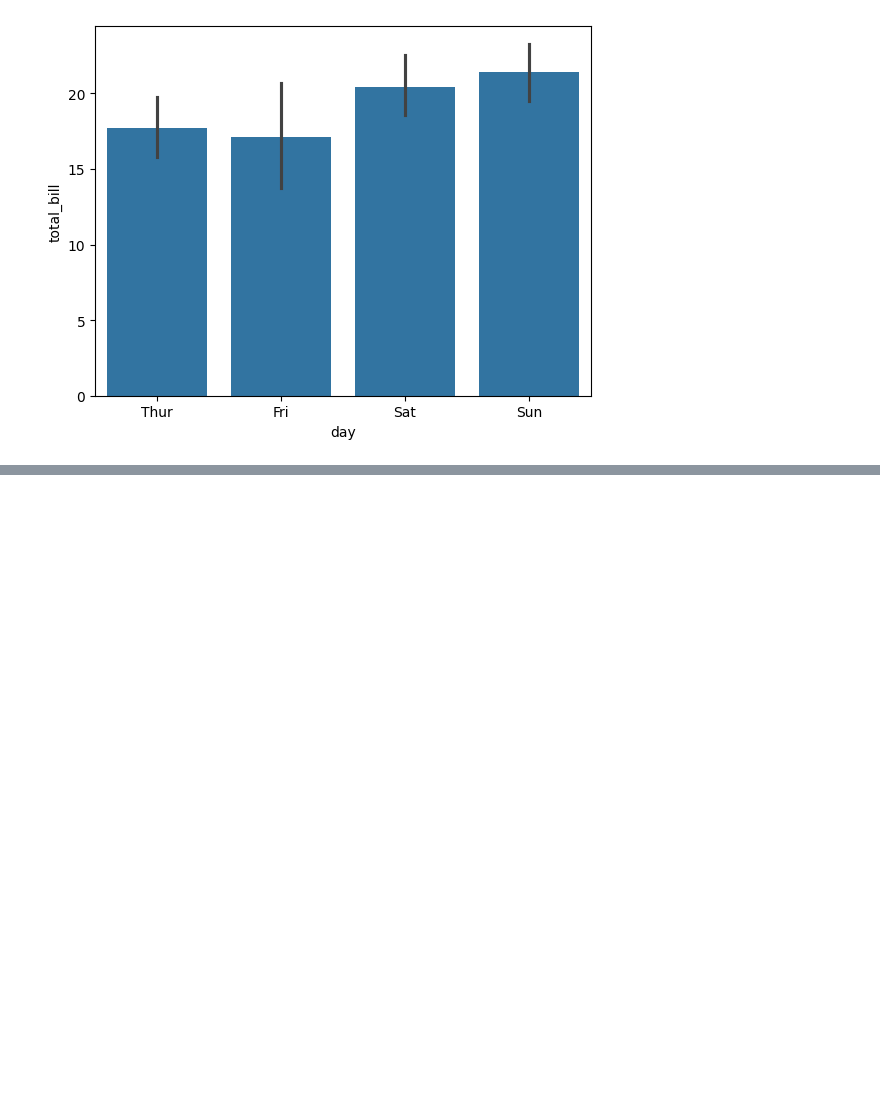
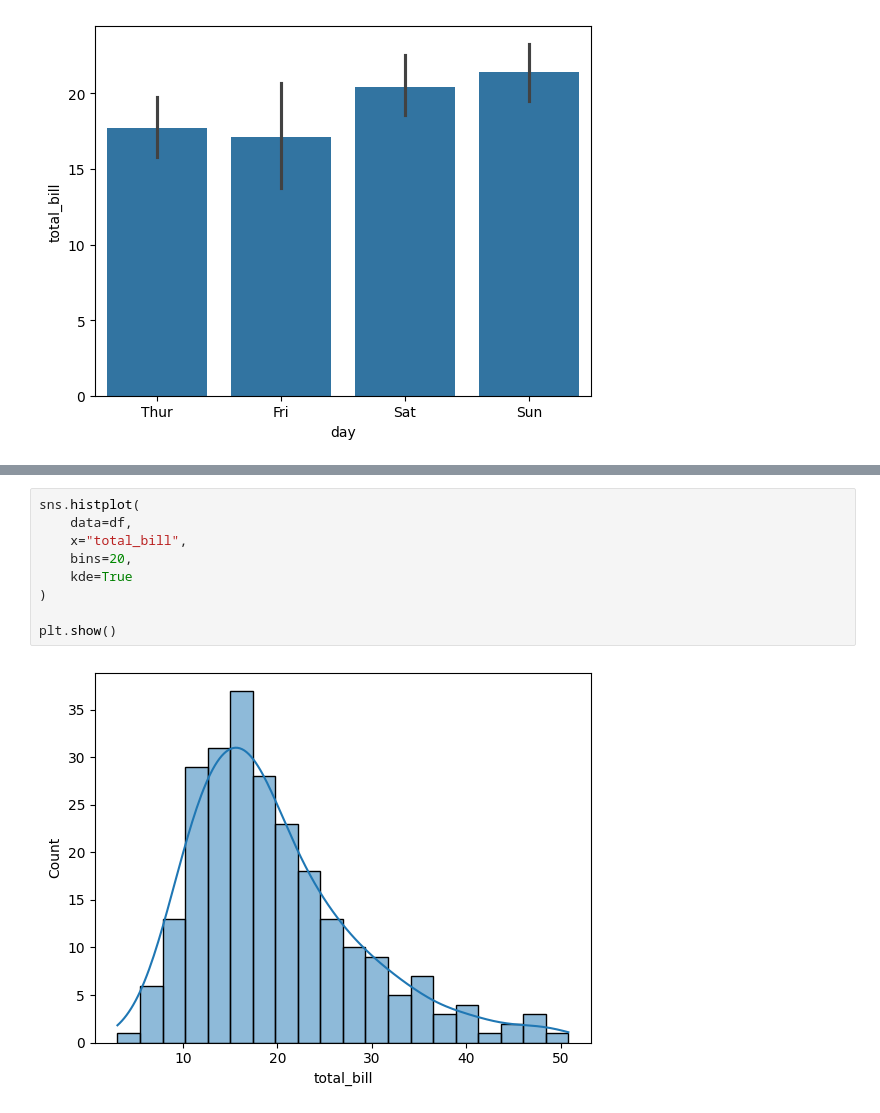
Before and after one commit to dmamun/Machine_learning_basic, a Jupyter notebook: Machine_learning_basic.ipynb, the cells around one changed output, grey strips where cells are left out. Drawn from its saved outputs; the diff is of its cells as text; blank space fills up the shorter version.

```diff
--- a/Machine_learning_basic.ipynb
+++ b/Machine_learning_basic.ipynb
@@ -1629,0 +1641,11 @@ sns.barplot(
+# %%
+sns.histplot(
+    data=df,
+    x="total_bill",
+    bins=20,
+    kde=True
+)
+
+plt.show()
+# %% [output]
+[figure, added]
```
Also changed, not shown: parts of 4 cells of this notebook.
